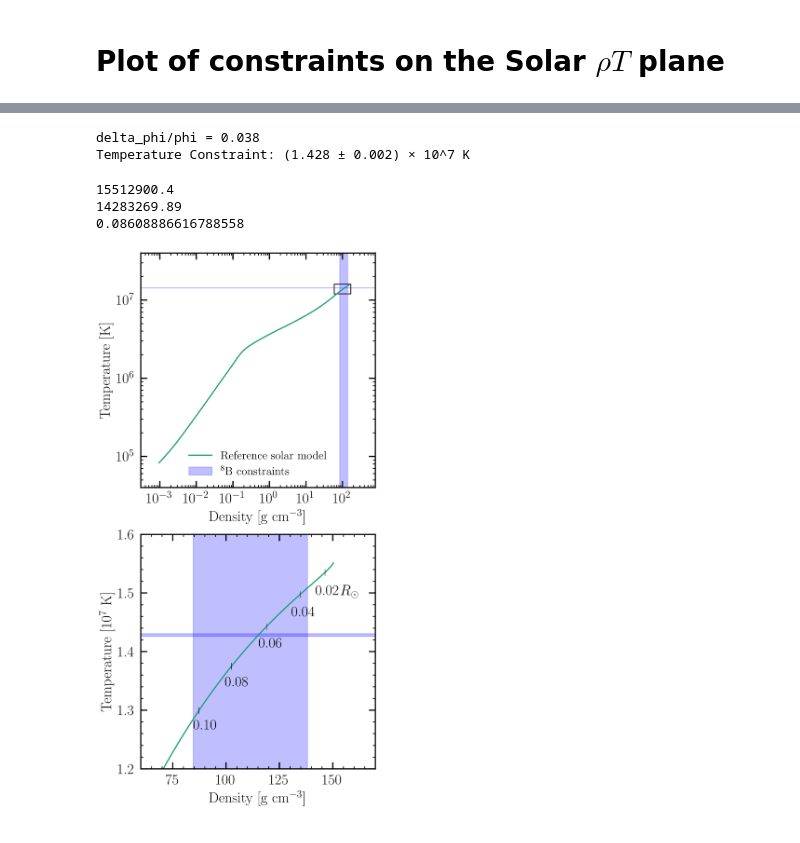
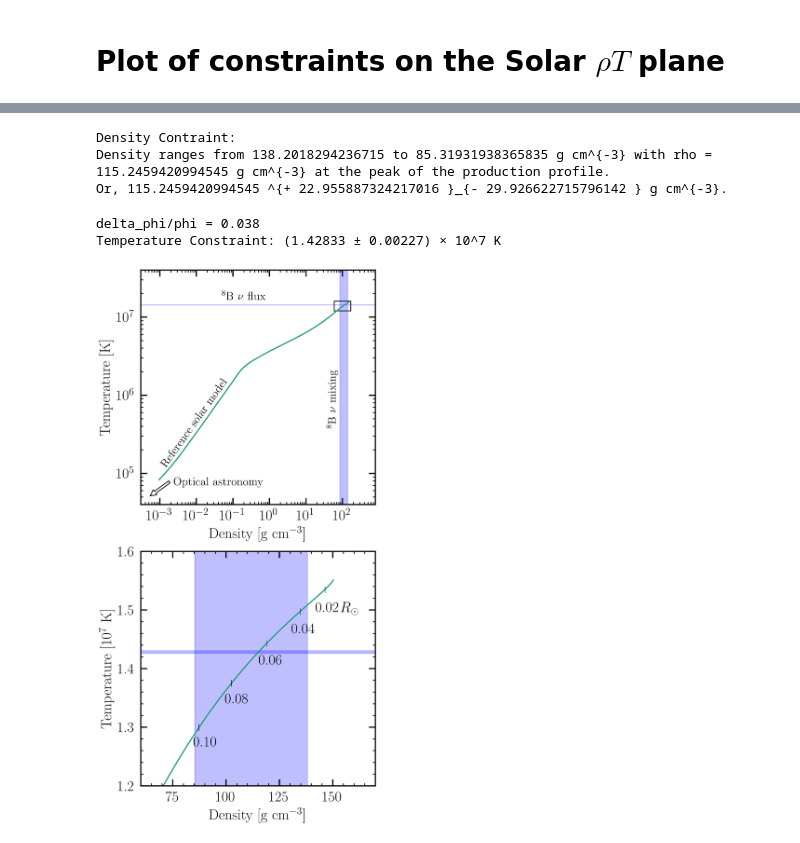
Before and after one commit to melanieAzaidel/solarLMAO, a Jupyter notebook: PlotFactory.ipynb, the cells around one changed output, grey strips where cells are left out. Drawn from its saved outputs; the diff is of its cells as text; code cells hidden in the pictures.

```diff
--- a/PlotFactory.ipynb
+++ b/PlotFactory.ipynb
@@ -157,7 +157,7 @@ plt.show()
 # %% [markdown]
 # Plot of Matter Angle
 # %%
-neutrino_energies = [5,10,15] #MeV
+neutrino_energies = [1,5,10,15] #MeV
 radii = np.linspace(np.min(sLMAO.SSM_r), 0.5, 100) #Fractions of the solar radius
 
 all_angles = []
@@ -385,6 +386,18 @@ r_to_rho = sp.interpolate.interp1d(sLMAO.SSM_r,sLMAO.SSM_rho)
 
 func_temperature = sp.interpolate.interp1d(sLMAO.SSM_r,sLMAO.SSM_T)
 func_density = sp.interpolate.interp1d(sLMAO.SSM_r,sLMAO.SSM_rho)
+# %%
+profile_peak_density = func_density(r_center)
+profile_min_density = func_density(r_min)
+profile_max_density = func_density(r_max)
+
+print("Density Contraint:")
+print("Density ranges from",profile_min_density,'to',profile_max_density,'g cm^{-3} with rho =',profile_peak_density,'g cm^{-3} at the peak of the production profile.')
+print('Or,',profile_peak_density,'^{+',profile_min_density-profile_peak_density,'}_{-',profile_peak_density-profile_max_density,'} g cm^{-3}.')
+# %% [output]
+Density Contraint:
+Density ranges from 138.2018294236715 to 85.31931938365835 g cm^{-3} with rho = 115.2459420994545 g cm^{-3} at the peak of the production profile.
+Or, 115.2459420994545 ^{+ 22.955887324217016 }_{- 29.926622715796142 } g cm^{-3}.
 # %%
 phi = sLMAO.phi_tot_8B/(1e6 * u.cm**-2 * u.s**-1)
 delta_phi = np.sqrt(0.16**2 + 0.12**2)
@@ -392,19 +405,10 @@ print('delta_phi/phi = {0:.3f}'.format(delta_phi/phi))
 
 T_c = r_to_t(r_center)
 delta_T = (delta_phi/phi)*T_c/24
-print(u'Temperature Constraint: ({0:.3f} \u00B1 {1:.3f}) \u00D7 10^7 K'.format(T_c/1e7,delta_T/1e7))
+print(u'Temperature Constraint: ({0:.5f} \u00B1 {1:.5f}) \u00D7 10^7 K'.format(T_c/1e7,delta_T/1e7))
 # %% [output]
 delta_phi/phi = 0.038
-Temperature Constraint: (1.428 ± 0.002) × 10^7 K
+Temperature Constraint: (1.42833 ± 0.00227) × 10^7 K
-# %%
-print(r_to_t(np.min(sLMAO.SSM_r)))
-print(r_to_t(r_center))
-
-print((r_to_t(np.min(sLMAO.SSM_r))-r_to_t(r_center))/r_to_t(r_center))
-# %% [output]
-15512900.4
-14283269.89
-0.08608886616788558
 # %%
 bar_color = "blue"
 bar_shading = 0.25
@@ -429,7 +433,18 @@ ax.tick_params(axis='both', pad=7)
 xmin0, xmax0 = ax.get_xlim()
 ymin0, ymax0 = ax.get_ylim()
 
-ax.legend(loc='lower center',fontsize=14)
+#ax.legend(loc='lower center',fontsize=14)
+ax.text(1e-3,1.2e5,'Reference solar model',rotation=54.5,fontsize=14)
+ax.text(5e-2,1.65e7,r'$^8$B $\nu$ flux',fontsize=14)
+ax.text(37,4e5,r'$^8$B $\nu$ mixing',rotation=90,fontsize=14)
+
+#Define the arrow
+start = (2e-3, 8e4)
+end = (5e-4, 5e4)
+arrow = patches.FancyArrowPatch(start, end, mutation_scale=15, color='k',fc='white')
+ax.add_patch(arrow)
+ax.text(2.4e-3,7e4,'Optical astronomy',fontsize=14)
+
 ax.set_box_aspect(1)
 
 ax = axs[1]
@@ -439,31 +454,31 @@ fractions = [0.02,0.04,0.06,0.08,0.10]
 for frac in fractions:
     ax.scatter(r_to_rho(frac),r_to_t(frac),color='k',s=70,zorder=6,marker='|')
     ax.text(0.97*r_to_rho(frac),r_to_t(frac)*0.975,'{:.2f}'.format(frac),zorder=6)
 
 ax.text(1.05*r_to_rho(0.02),r_to_t(0.02)*0.975,r'$R_\odot$')
 ax.set_xlabel(r'Density [g cm$^{-3}$]')
 ax.set_ylabel(r'Temperature [$10^7$ K]')
 ax.axvspan(func_density(r_min),func_density(r_max),color=bar_color,alpha=bar_shading,zorder=2)
 ax.axhspan(func_temperature(r_center)-delta_T,func_temperature(r_center)+delta_T,color=bar_color,alpha=bar_shading,label=r'$^8$B constraints',zorder=2)
 
 ax.set_xlim(60,170)
 ax.set_ylim(1.2e7,1.6e7)
 ax.set_yticks([1.2e7,1.3e7,1.4e7,1.5e7,1.6e7],['1.2','1.3','1.4','1.5','1.6'])
 ax.tick_params(axis='both', pad=7)
 
 xmin1, xmax1 = ax.get_xlim()
 ymin1, ymax1 = ax.get_ylim()
 
 rect = Rectangle((xmin1, ymin1),
                  xmax1 - xmin1,
                  ymax1 - ymin1,
                  edgecolor='black', facecolor='none', linewidth=1)
 
 axs[0].add_patch(rect)
 plt.tight_layout()
 ax.set_box_aspect(1)
 plt.subplots_adjust(wspace=0, hspace=0.2)
 fig.savefig('figures/mainResult.pdf')
 plt.show()
 # %% [output]
-[figure, old version]
+[figure, new version]
```
Also changed, not shown: parts of 6 cells of this notebook, 15 other files.
